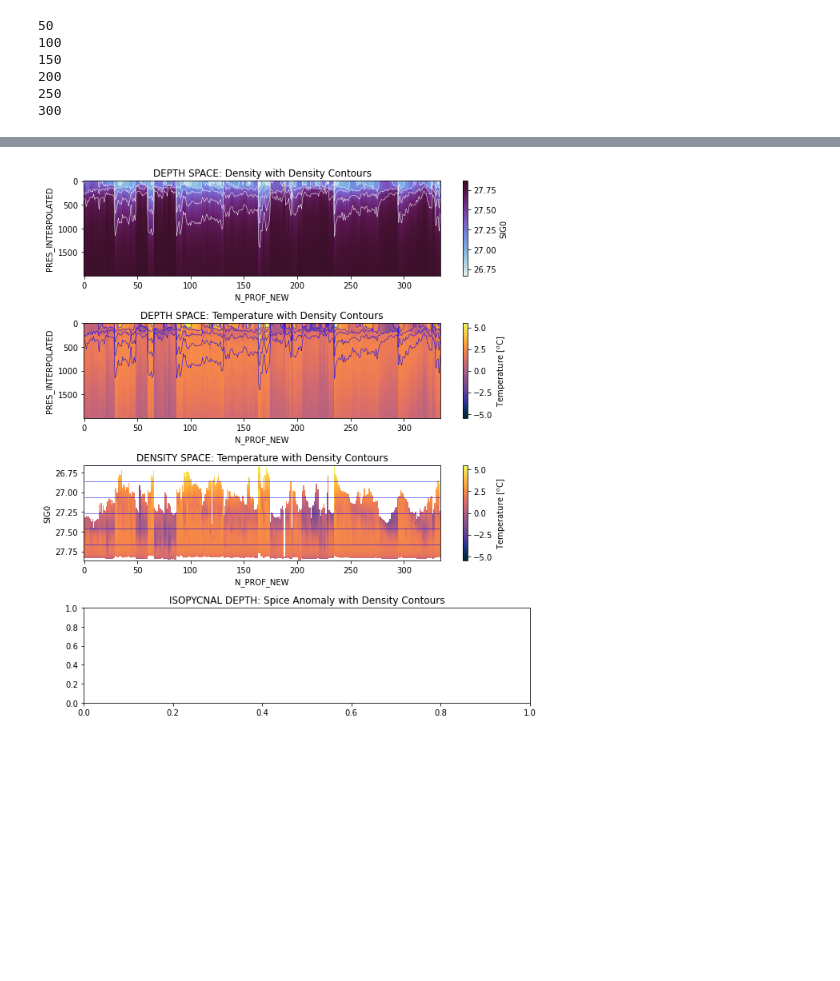
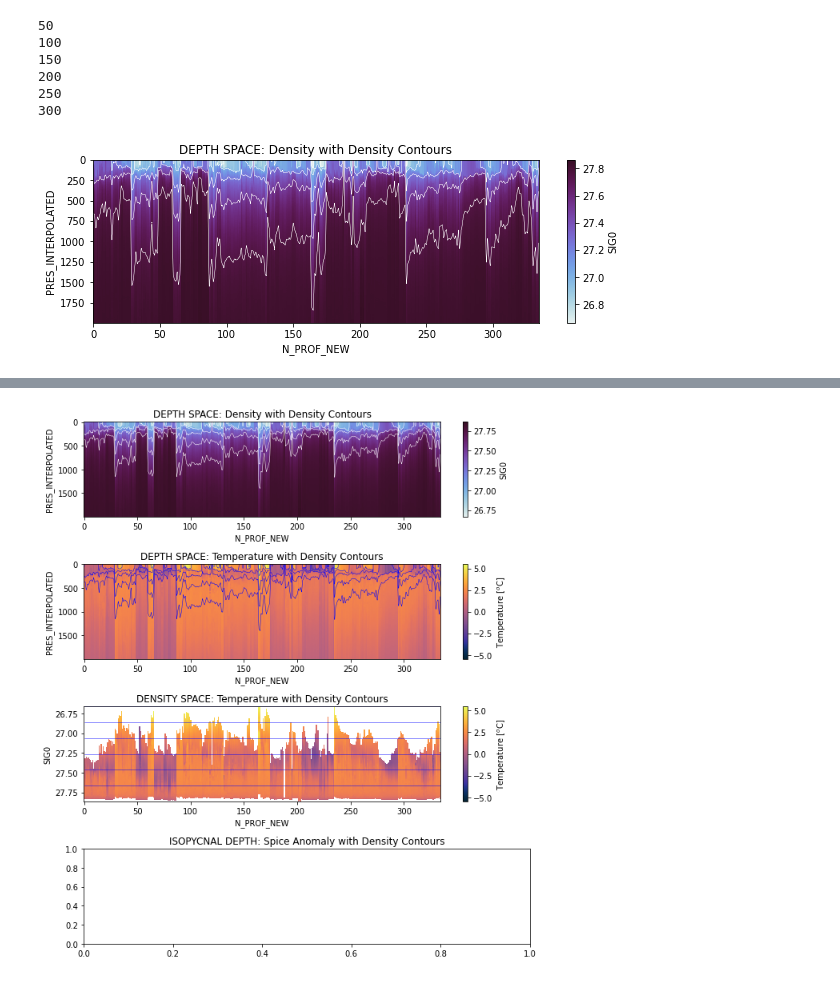
Before and after one commit to ocean-transport/argo-intern, a Jupyter notebook: argo_density_space.ipynb, the cells around one changed output, grey strips where cells are left out. Cells and saved outputs as stored; diff of their text form; code cells hidden in the pictures; blank space fills up the shorter version.

Commit message:
moved depth to density work from seasonality to density_space

```diff
--- a/argo_density_space.ipynb
+++ b/argo_density_space.ipynb
@@ -48,0 +102,14 @@ s_rho = df.interpolate2density(s, rho_grid)
+# %%
+plt.style.use('seaborn-colorblind')
+plt.rcParams['font.size'] = 10
+# %%
+#why is the colorbar y axis switched? that didn't happen with the temperature plot below
+
+plt.figure(figsize=(10,3))
+s.SIG0.plot(y='PRES_INTERPOLATED',x='N_PROF_NEW',cmap=cmo.dense, rasterized=True)
+s.SIG0.plot.contour(y='PRES_INTERPOLATED',x='N_PROF_NEW',levels=[26.5,26.75,27,27.25,27.5,27.75,28],
+                     colors='w', linewidths=0.5)
+plt.gca().invert_yaxis()
+plt.title('DEPTH SPACE: Density with Density Contours');
+# %% [output]
+[figure, added]
```
Also changed, not shown: parts of 10 cells of this notebook, 1 other file.
